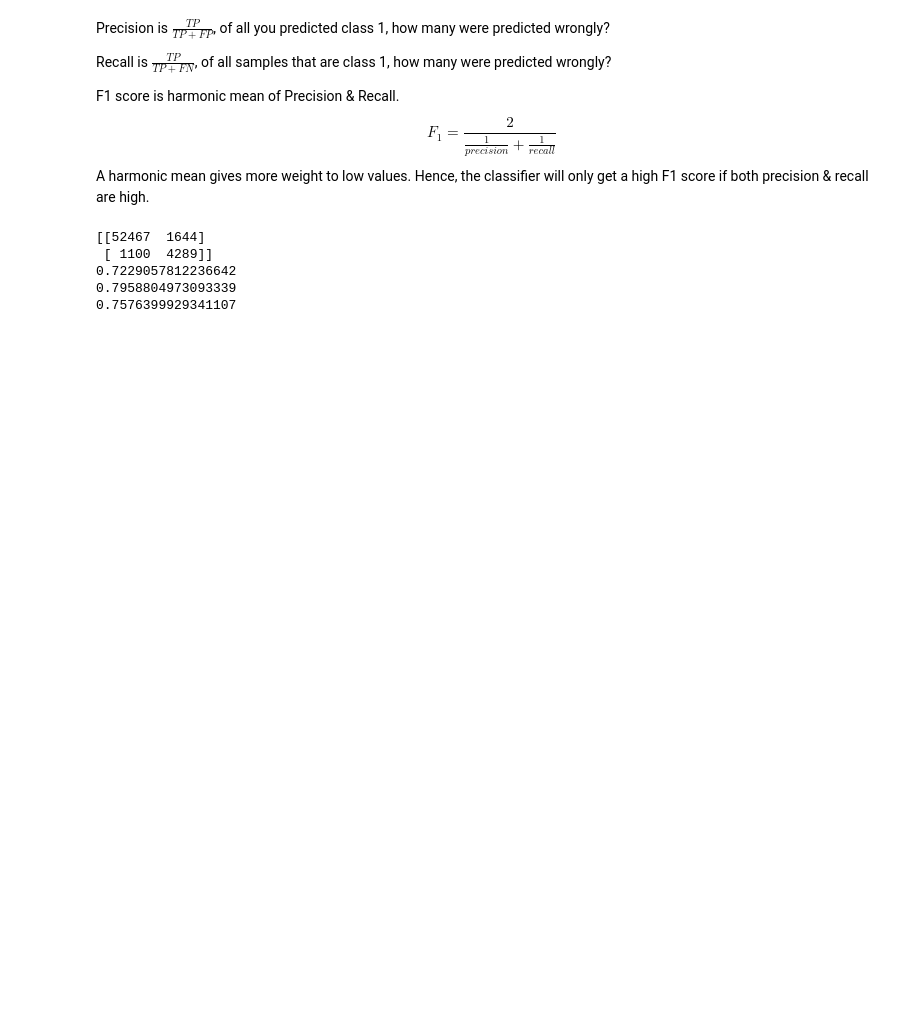
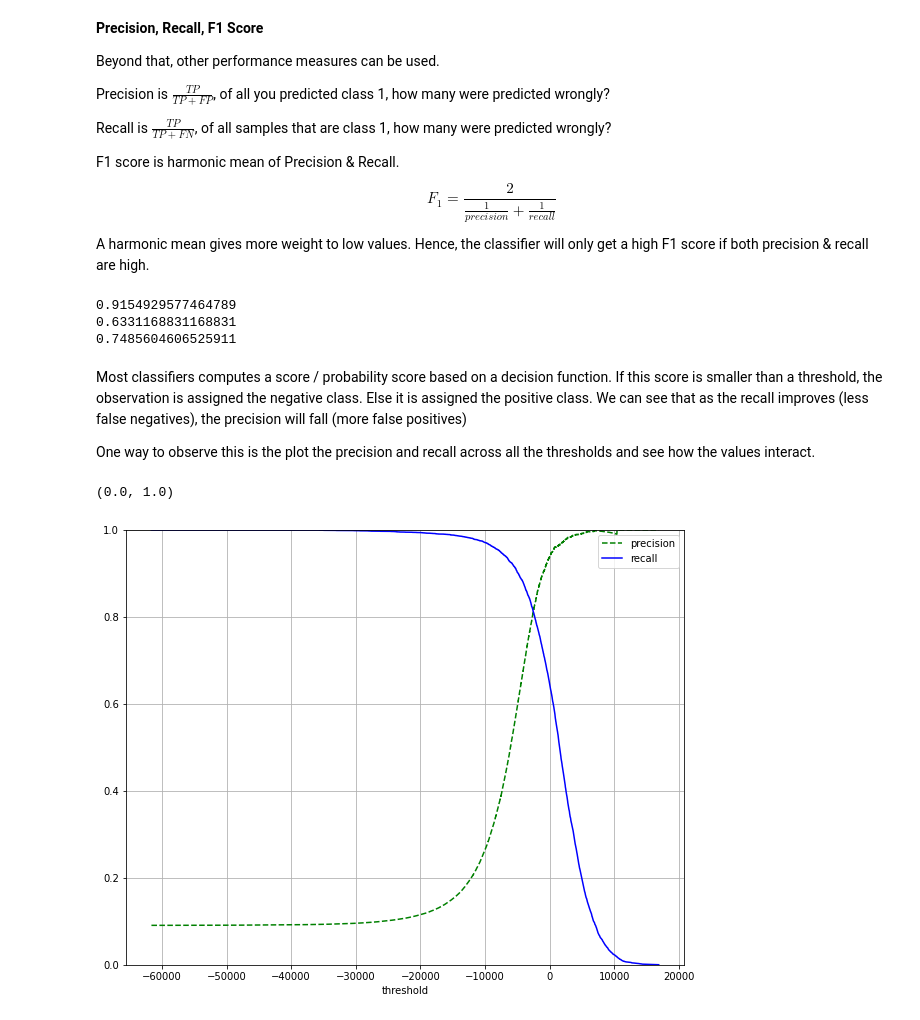
Before and after one commit to bryanblackbee/topic__hands-on-machine-learning, a Jupyter notebook: chap03/03-textbook-classification-01.ipynb, the cells around one changed output. Drawn from its saved outputs; the diff is of its cells as text; code cells hidden in the pictures; blank space fills up the shorter version.

```diff
--- a/chap03/03-textbook-classification-01.ipynb
+++ b/chap03/03-textbook-classification-01.ipynb
@@ -95,17 +150,40 @@ sgd_ypred = cross_val_predict(sgd_clf, X_train, y_train_5, cv=3)
 # %% [markdown]
+<b>Precision, Recall, F1 Score</b>
+
+Beyond that, other performance measures can be used.
+
 Precision is $\frac{TP}{TP+FP}$, of all you predicted class 1, how many were predicted wrongly?
 
 Recall is $\frac{TP}{TP+FN}$, of all samples that are class 1, how many were predicted wrongly?
 
-F1 score is harmonic mean of Precision & Recall. $$F_1 = \frac{2}{\frac{1}{precision} + \frac{1}{recall}}$$A harmonic mean gives more weight to low values. Hence, the classifier will only get a high F1 score if both precision & recall are high.
+F1 score is harmonic mean of Precision & Recall. $$F_1 = \frac{2}{\frac{1}{precision} + \frac{1}{recall}}$$
+
+A harmonic mean gives more weight to low values. Hence, the classifier will only get a high F1 score if both precision & recall are high.
-# %%
-print(confusion_matrix(y_train_5, sgd_ypred)) # first value takes row, 2nd value takes columns
-print(precision_score(y_train_5, sgd_ypred))
-print(recall_score(y_train_5, sgd_ypred))
-print(f1_score(y_train_5, sgd_ypred))
-# %% [output]
-[[52467  1644]
- [ 1100  4289]]
-0.7229057812236642
-0.7958804973093339
-0.7576399929341107
+# %%
+print(precision_score(y_test_5, y_predict_5))
+print(recall_score(y_test_5, y_predict_5))
+print(f1_score(y_test_5, y_predict_5))
+# %% [output]
+0.9154929577464789
+0.6331168831168831
+0.7485604606525911
+# %% [markdown]
+Most classifiers computes a score / probability score based on a decision function. If this score is smaller than a threshold, the observation is assigned the negative class. Else it is assigned the positive class. We can see that as the recall improves (less false negatives), the precision will fall (more false positives)
+
+One way to observe this is the plot the precision and recall across all the thresholds and see how the values interact.
+# %%
+# Get precisions and recalls on different thresholds
+y_scores = sgd_clf.decision_function(X_train)
+precisions, recalls, thresholds = precision_recall_curve(y_train_5, y_scores)
+prt_df = pd.DataFrame({'precision' : precisions[:-1], 'recall' : recalls[:-1], 'threshold' : thresholds})
+# %%
+# Plot precision & recall against threshold
+fig = plt.figure(figsize=(10,8))
+ax = fig.add_subplot(111)
+prt_df.plot(x='threshold', y='precision', ax=ax, color='green', style='--')
+prt_df.plot(x='threshold', y='recall', ax=ax, color='blue', style='-')
+ax.grid()
+ax.set_ylim(0,1.0)
+# %% [output]
+(0.0, 1.0)
+[figure, added]
```
Also changed, not shown: parts of 35 cells of this notebook, 3 other files.
